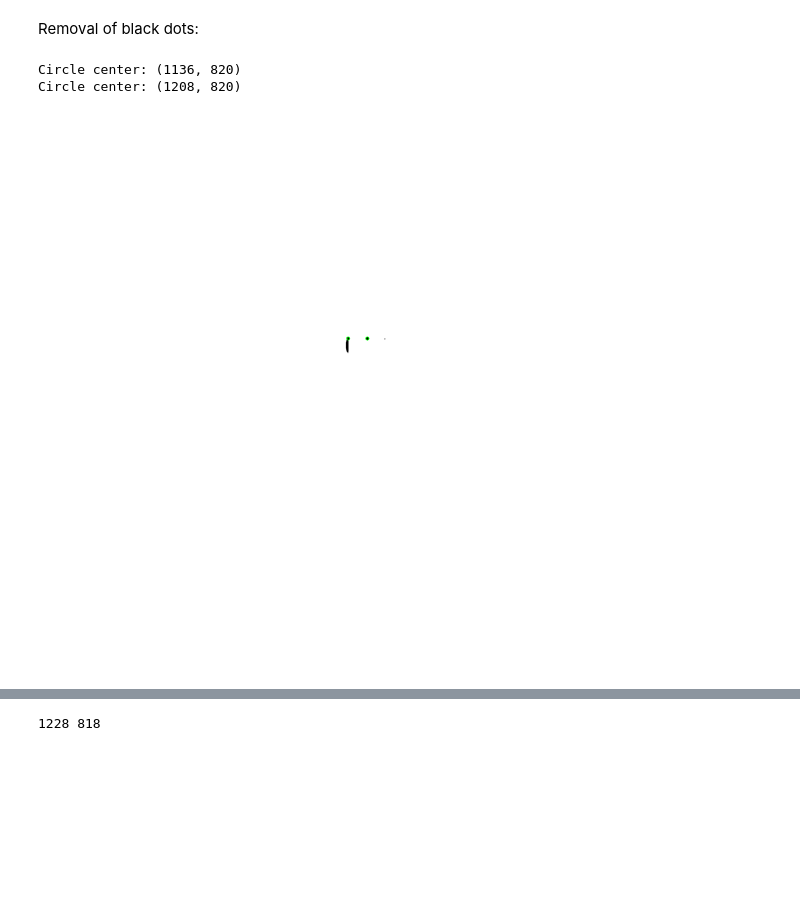
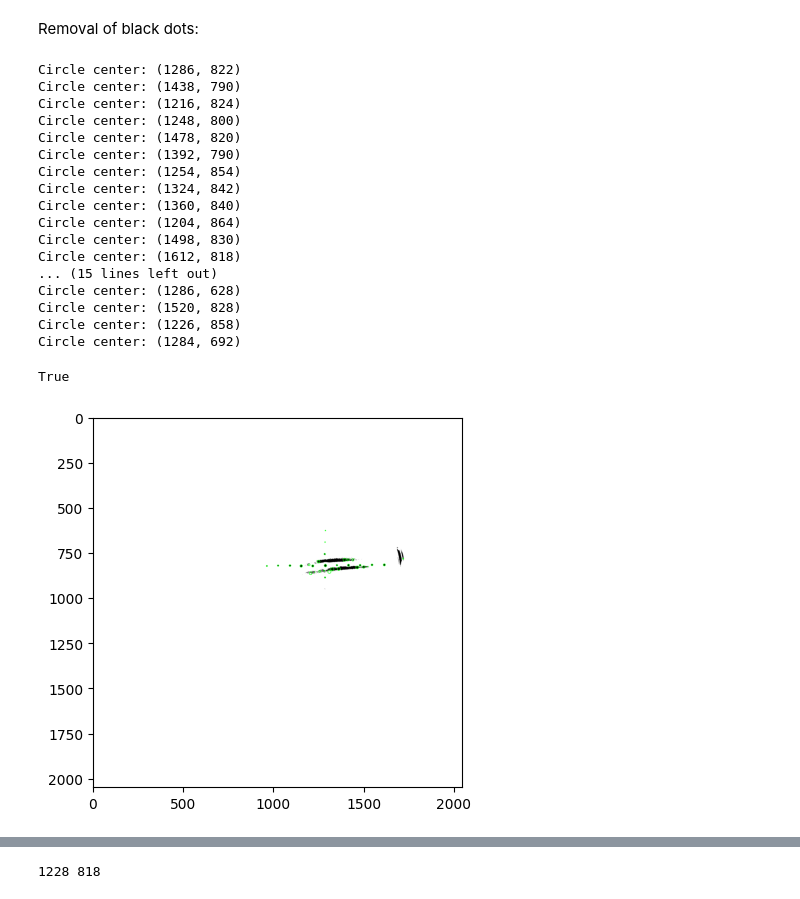
Before and after one commit to Jechmate/diffAE-elibeams, a Jupyter notebook: laser.ipynb, the cells around one changed output, grey strips where cells are left out. Drawn from its saved outputs; the diff is of its cells as text; code cells hidden in the pictures; blank space fills up the shorter version.

Commit message:
Test results upload

```diff
--- a/laser.ipynb
+++ b/laser.ipynb
@@ -56,10 +57,27 @@ def find_dots(img):
     else:
         return None, None
     return image_copy, circles
-# %%
-res, _ = find_dots(read_img(get_list_of_tiff('mag_out/3')[3]))
-im.plot_images(res)
-# %% [output]
-Circle center: (1136, 820)
-Circle center: (1208, 820)
-[figure, removed]
+# %%
+res, _ = find_dots(read_img(get_list_of_imgs("data/test")[0]))
+plt.imshow(res)
+cv2.imwrite("data/test/dots.png", res)
+# %% [output]
+Circle center: (1286, 822)
+Circle center: (1438, 790)
+Circle center: (1216, 824)
+Circle center: (1248, 800)
+Circle center: (1478, 820)
+Circle center: (1392, 790)
+Circle center: (1254, 854)
+Circle center: (1324, 842)
+Circle center: (1360, 840)
+Circle center: (1204, 864)
+Circle center: (1498, 830)
+Circle center: (1612, 818)
+... (15 lines left out)
+Circle center: (1286, 628)
+Circle center: (1520, 828)
+Circle center: (1226, 858)
+Circle center: (1284, 692)
+True
+[figure, added]
```
Also changed, not shown: parts of 2 cells of this notebook, 8 other files.
